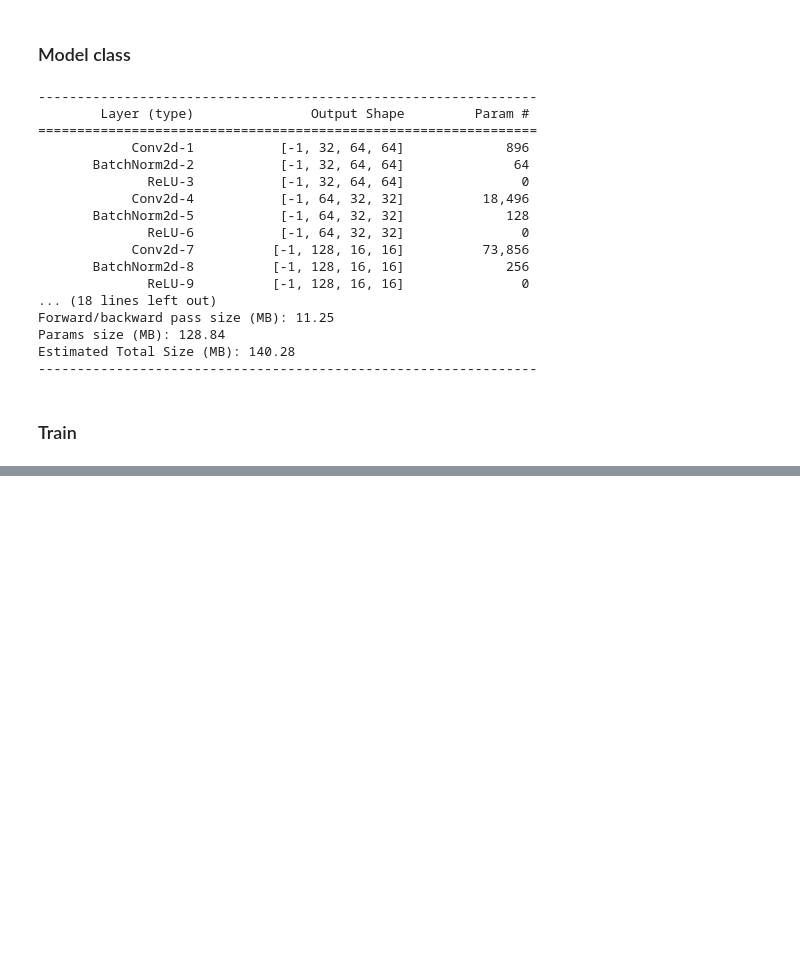
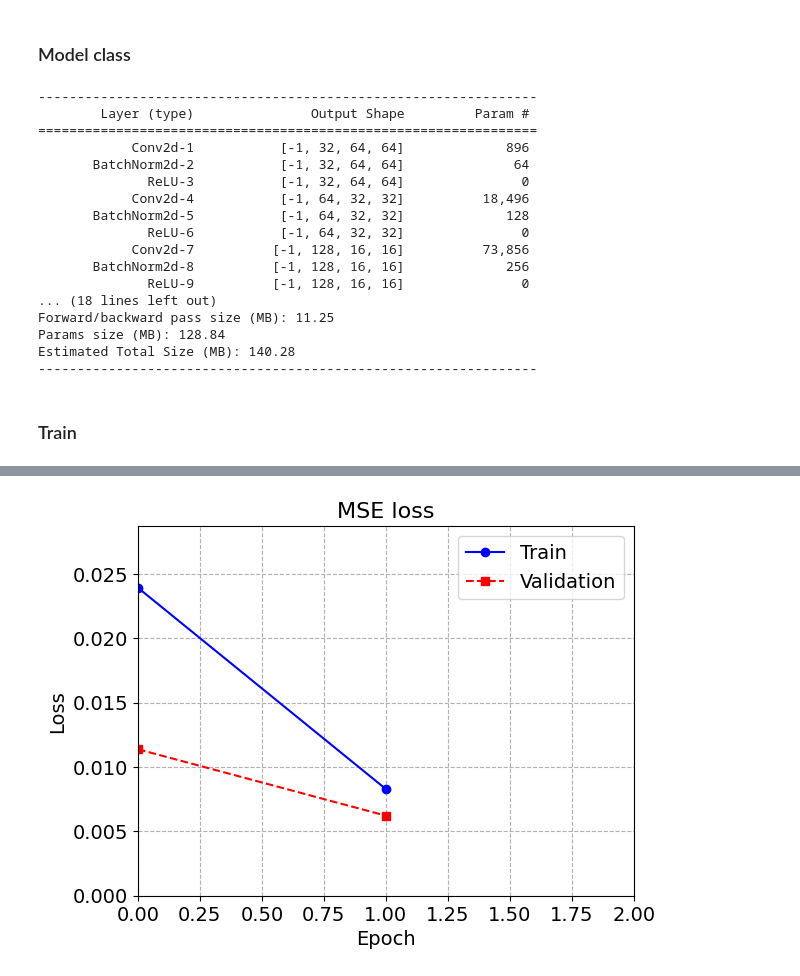
Before and after one commit to Dimildizio/DS_course, a Jupyter notebook: Neural_networks/Autoencoders/AE.ipynb, the cells around one changed output, grey strips where cells are left out. Cells and saved outputs as stored; diff of their text form; code cells hidden in the pictures; blank space fills up the shorter version.

Commit message:
feat(visual): add graph for train\val epoch loss

```diff
--- a/Neural_networks/Autoencoders/AE.ipynb
+++ b/Neural_networks/Autoencoders/AE.ipynb
@@ -179,7 +188,7 @@ def fetch_dataset(attrs_name = "lfw_attributes.txt",
 
     assert len(df)==len(df_attrs),"lost some data when merging dataframes"
     # print(df.shape)
-    df = df.head(len(df)//1.7)
+    df = df.head(len(df)//2)
     #image preprocessing
     gc.collect()
     all_photos =df['photo_path'].apply(skimage.io.imread)\
@@ -391,7 +405,7 @@ class Trainer:
       loss.backward()
       self.optimizer.step()
       train_epoch_loss.append(loss.item())
-      print('batch loss:', np.mean(train_epoch_loss))
+      #print('batch loss:', np.mean(train_epoch_loss))
     del image
     del reconstructed
     gc.collect()
@@ -423,6 +437,23 @@ class Trainer:
     if val_loss < self.best_val:
       self.best_val = val_loss
       self.best_weights = deepcopy(self.model.state_dict())
+
+
+  def show_loss_graph(self, ax):
+      ax.plot(np.arange(len(self.history['train_loss'])), self.history[
+          'train_loss'], label='Train', color="blue", marker='o', linestyle='-')
+      ax.plot(np.arange(len(self.history['val_loss'])), self.history[
+          'val_loss'], label='Validation', color="red", marker='s', linestyle='--')
+      ax.set_xlabel('Epoch')
+      ax.set_title('MSE loss', fontsize=16)
+      ax.legend(fontsize=14)
+      ax.grid(linestyle="--")
+      ax.tick_params(labelsize=14)
+      ax.set_xlabel("Epoch", fontsize=14)
+      ax.set_ylabel("Loss", fontsize=14)
+      ax.set_xlim(left=0, right=len(self.history['train_loss']))
+      ax.set_ylim(bottom=0, top=max(max(self.history['train_loss']), max(
+                                              self.history['train_val'])) * 1.2)
 # %%
 tr = Trainer(model = Autoencoder_1().to(CFG.device()))
 # %%
@@ -439,0 +489,4 @@ gc.collect()
+# %%
+tr.show_loss_graph(plt.gca())
+# %% [output]
+[figure, added]
```
Also changed, not shown: parts of 8 cells of this notebook.
